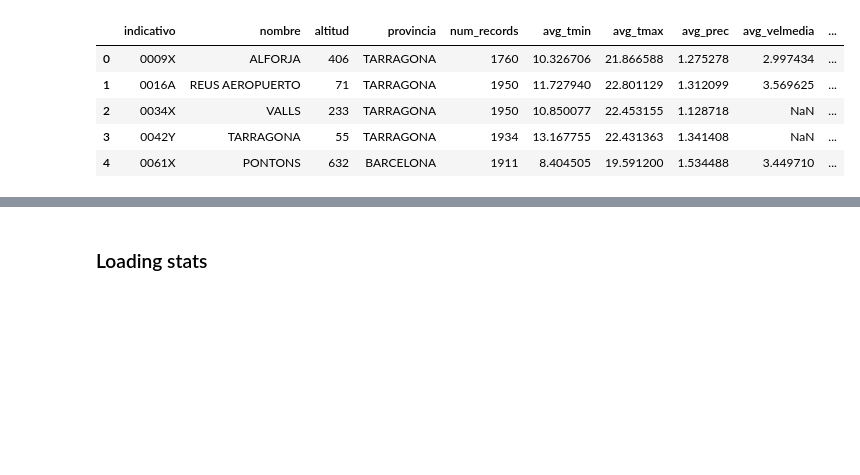
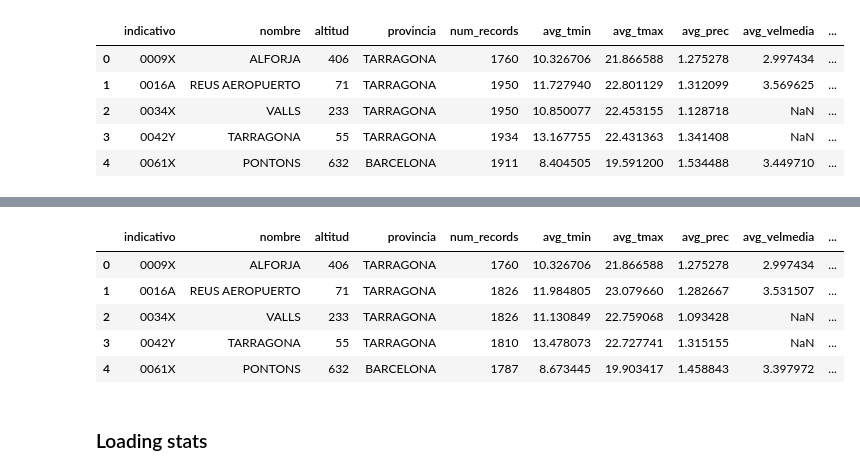
Before and after one commit to reddgr/energy-price-forecasting-in-power-grids, a Jupyter notebook: notebooks/07_weather_stats.ipynb, the cells around one changed output, grey strips where cells are left out. Cells and saved outputs as stored; diff of their text form; code cells hidden in the pictures; blank space fills up the shorter version.

Commit message:
weather stats analysis and validation - gap analysis

```diff
--- a/notebooks/07_weather_stats.ipynb
+++ b/notebooks/07_weather_stats.ipynb
@@ -75,6 +32,7 @@ for filename in os.listdir(CSV_DIR):
 
         clear_output(wait=True)
         print(f"Processing {filename}... ({processed + 1}/{len(os.listdir(CSV_DIR))})")
+        time.sleep(0.01)
 
         rows.append(
             {
@@ -119,3 +77,76 @@ Processed 775 stations.
 | 2 | 0034X | VALLS | 233 | TARRAGONA | 1950 | 10.850077 | 22.453155 | 1.128718 | NaN | ... |
 | 3 | 0042Y | TARRAGONA | 55 | TARRAGONA | 1934 | 13.167755 | 22.431363 | 1.341408 | NaN | ... |
 | 4 | 0061X | PONTONS | 632 | BARCELONA | 1911 | 8.404505 | 19.591200 | 1.534488 | 3.449710 | ... |
+# %%
+date_cutoff = "2025-12-31"  # Set to None to include all dates
+
+rows = []
+processed = 0
+
+for filename in os.listdir(CSV_DIR):
+    file_path = os.path.join(CSV_DIR, filename)
+
+    # Ignore subfolders
+    if not os.path.isfile(file_path):
+        continue
+
+    try:
+        # Force indicativo as text
+        df = pd.read_csv(file_path, dtype={"indicativo": str})
+
+        # Parse fecha to datetime (coerce invalid -> NaT)
+        if "fecha" in df.columns:
+            df["fecha"] = pd.to_datetime(df["fecha"], errors="coerce")
+
+        # Filter by date_cutoff if provided
+        if date_cutoff is not None and "fecha" in df.columns:
+            cutoff_dt = pd.to_datetime(date_cutoff)
+            df = df[df["fecha"].notna() & (df["fecha"] <= cutoff_dt)]
+
+        # Skip files with no rows after filtering
+        if df.empty:
+            clear_output(wait=True)
+            print(f"Skipping {filename}: no rows after date filter")
+            processed += 1
+            time.sleep(0.005)
+            continue
+
+        clear_output(wait=True)
+        print(f"Processing {filename}... ({processed + 1}/{len(os.listdir(CSV_DIR))})")
+        time.sleep(0.01)
+
+        rows.append(
+            {
+                "indicativo": str(df["indicativo"].iloc[0]) if "indicativo" in df.columns else None,
+                "nombre": df["nombre"].iloc[0] if "nombre" in df.columns else None,
+                "altitud": df["altitud"].iloc[0] if "altitud" in df.columns else None,
+                "provincia": df["provincia"].iloc[0] if "provincia" in df.columns else None,
+                "num_records": len(df),
+                "avg_tmin": ws.safe_stat(df, "tmin", lambda s: s.mean()),
+                "avg_tmax": ws.safe_stat(df, "tmax", lambda s: s.mean()),
+                "avg_prec": ws.safe_stat(df, "prec", lambda s: s.mean()),
+                "avg_velmedia": ws.safe_stat(df, "velmedia", lambda s: s.mean()),
+                "std_tmed": ws.safe_stat(df, "tmed", lambda s: s.std()),
+                "longest_gap_days": ws.calculate_longest_gap_days(df),
+            }
+        )
+
+        processed += 1
+
+    except Exception as e:
+        print(f"Error processing {filename}: {e}")
+
+stations_df = pd.DataFrame(rows)
+
+# Ensure consistent type before sorting
+stations_df["indicativo"] = stations_df["indicativo"].astype(str)
+
+stations_df = (
+    stations_df
+    .sort_values("indicativo")
+    .reset_index(drop=True)
+)
+
+print(f"Processed {len(stations_df)} stations.")
+display(stations_df.head())
+# %% [output]
@@ -122,3 +155,9 @@ Processed 775 stations.
+|  | indicativo | nombre | altitud | provincia | num_records | avg_tmin | avg_tmax | avg_prec | avg_velmedia | ... |
+| 0 | 0009X | ALFORJA | 406 | TARRAGONA | 1760 | 10.326706 | 21.866588 | 1.275278 | 2.997434 | ... |
+| 1 | 0016A | REUS AEROPUERTO | 71 | TARRAGONA | 1826 | 11.984805 | 23.079660 | 1.282667 | 3.531507 | ... |
+| 2 | 0034X | VALLS | 233 | TARRAGONA | 1826 | 11.130849 | 22.759068 | 1.093428 | NaN | ... |
+| 3 | 0042Y | TARRAGONA | 55 | TARRAGONA | 1810 | 13.478073 | 22.727741 | 1.315155 | NaN | ... |
+| 4 | 0061X | PONTONS | 632 | BARCELONA | 1787 | 8.673445 | 19.903417 | 1.458843 | 3.397972 | ... |
 # %%
 stations_df.to_csv(os.path.join(ROOT, "csv", "stats", "weather-station-stats.csv"), index=False)
 # %% [markdown]
```
Also changed, not shown: parts of 38 cells of this notebook.
